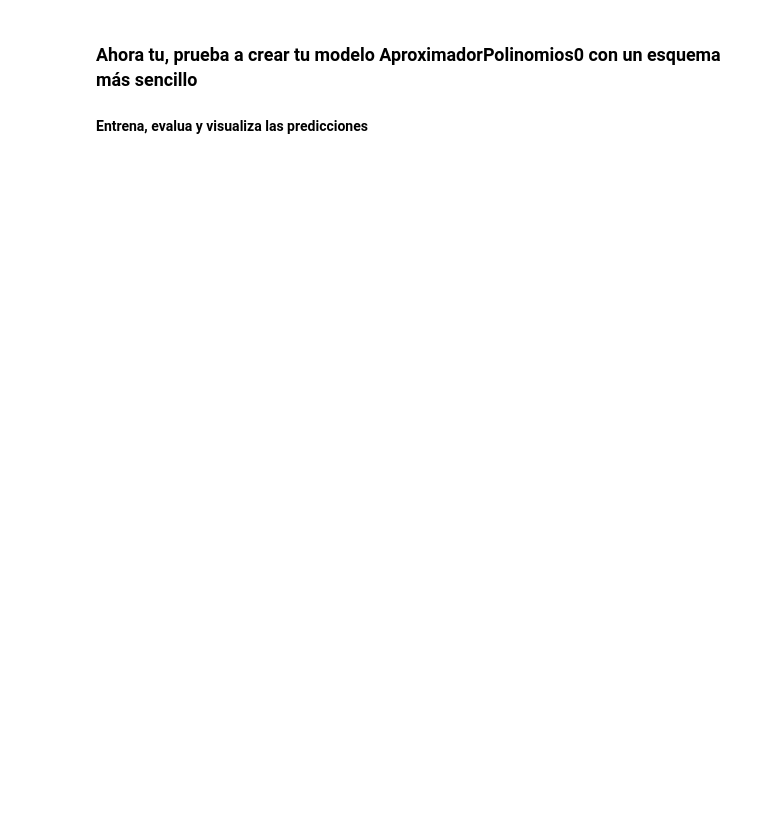
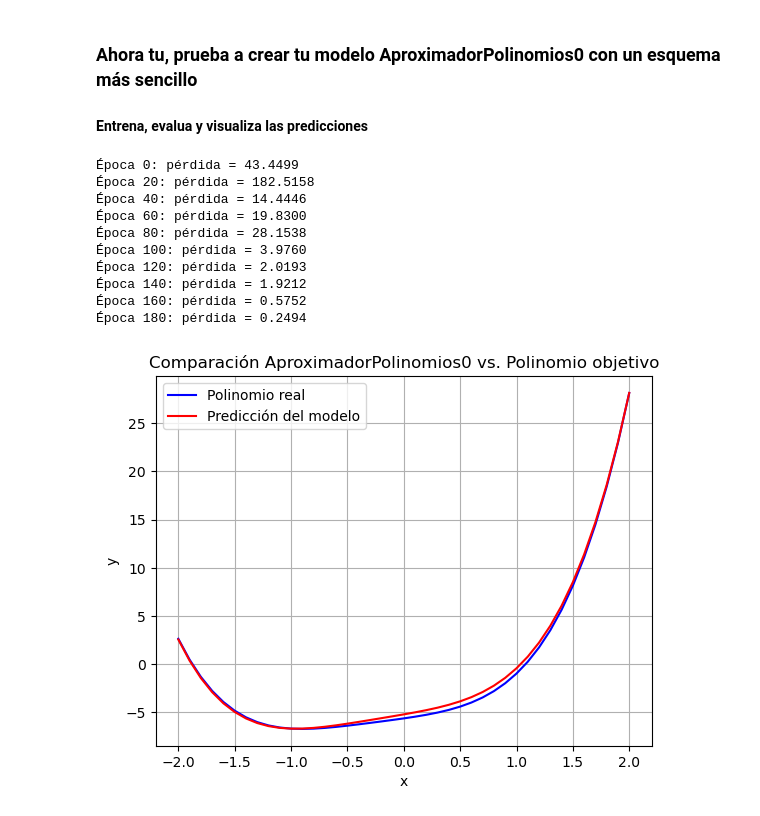
Before and after one commit to Eurobeater/cursoBigDataIA, a Jupyter notebook: Programacion de Inteligencia Artificial/2EV/Tema 6/Python/Ejercicios/Regresion Poly/regresion_poly.ipynb, the cells around one changed output. Drawn from its saved outputs; the diff is of its cells as text; code cells hidden in the pictures; blank space fills up the shorter version.

```diff
--- a/Programacion de Inteligencia Artificial/2EV/Tema 6/Python/Ejercicios/Regresion Poly/regresion_poly.ipynb
+++ b/Programacion de Inteligencia Artificial/2EV/Tema 6/Python/Ejercicios/Regresion Poly/regresion_poly.ipynb
@@ -71,3 +148,61 @@ def get_batch(batch_size=32):
 # %% [markdown]
 ### Ahora tu, prueba a crear tu modelo AproximadorPolinomios0 con un esquema más sencillo
 #### Entrena, evalua y visualiza las predicciones
+# %%
+class AproximadorPolinomios0(torch.nn.Module):
+    def __init__(self):
+        super().__init__()
+        self.output = torch.nn.Linear(4, 1)  # solo una capa lineal de entrada a salida
+
+    def forward(self, x):
+        return self.output(x)
+
+model = AproximadorPolinomios0()
+optimizer = torch.optim.Adam(model.parameters(), lr=0.01)
+loss_fn = torch.nn.MSELoss()
+
+model.train()
+
+for epoch in range(200):
+    for _ in range(4):  # 4 batches por época
+        x, y = get_batch(batch_size=32)
+        y_pred = model(x)
+        loss = loss_fn(y_pred, y)
+
+        optimizer.zero_grad()
+        loss.backward()
+        optimizer.step()
+
+    if epoch % 20 == 0:
+        print(f"Época {epoch}: pérdida = {loss.item():.4f}")
+
+model.eval()
+
+X = torch.arange(-2, 2.1, 0.1)
+X_poly = make_features(X)
+
+with torch.no_grad():
+    y_pred = model(X_poly)
+
+y_true = f(X_poly)
+
+plt.plot(X.numpy(), y_true.numpy(), label="Polinomio real", color="blue")
+plt.plot(X.numpy(), y_pred.numpy(), label="Predicción del modelo", color="red")
+plt.title("Comparación AproximadorPolinomios0 vs. Polinomio objetivo")
+plt.xlabel("x")
+plt.ylabel("y")
+plt.legend()
+plt.grid(True)
+plt.show()
+# %% [output]
+Época 0: pérdida = 43.4499
+Época 20: pérdida = 182.5158
+Época 40: pérdida = 14.4446
+Época 60: pérdida = 19.8300
+Época 80: pérdida = 28.1538
+Época 100: pérdida = 3.9760
+Época 120: pérdida = 2.0193
+Época 140: pérdida = 1.9212
+Época 160: pérdida = 0.5752
+Época 180: pérdida = 0.2494
+[figure, added]
```
Also changed, not shown: parts of 8 cells of this notebook.
